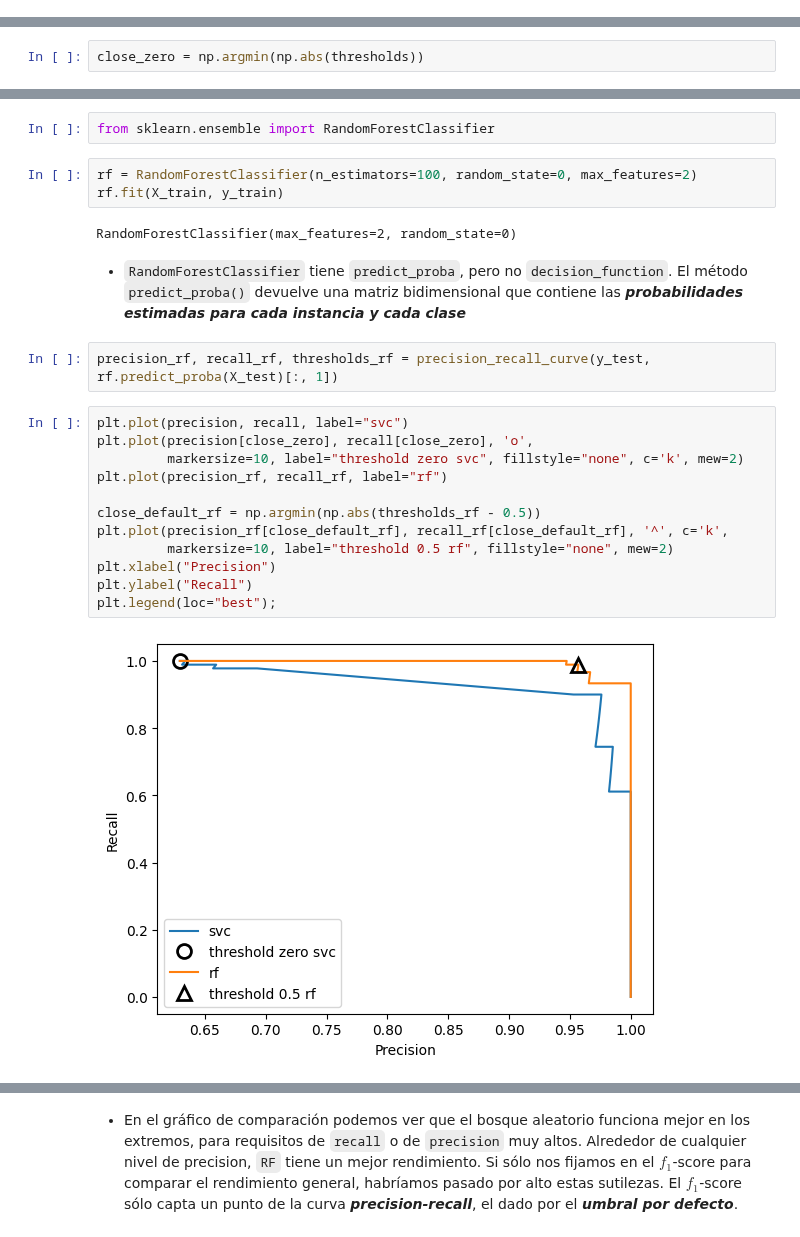
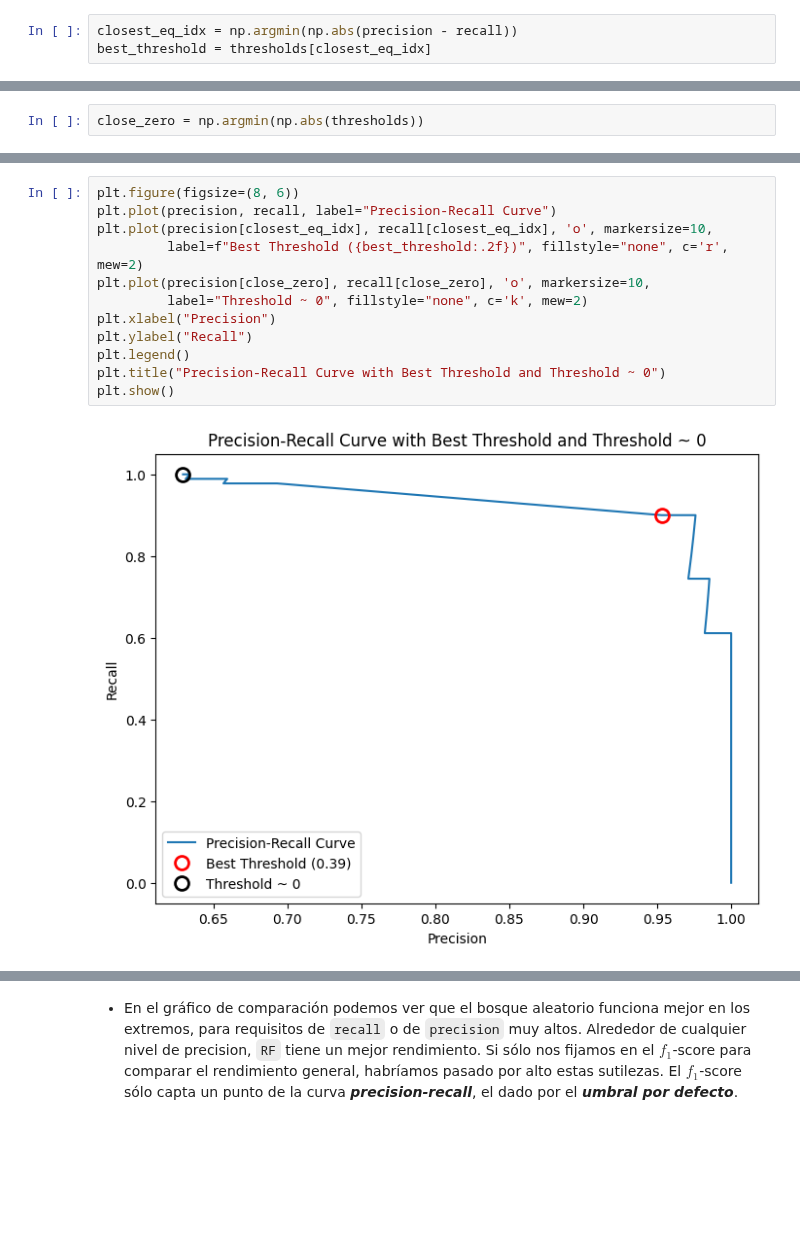
Before and after one commit to lihkir/MachineLearning, a Jupyter notebook: _sources/model_evaluation.ipynb, the cells around one changed output, grey strips where cells are left out. Drawn from its saved outputs; the diff is of its cells as text; blank space fills up the shorter version.

```diff
--- a/_sources/model_evaluation.ipynb
+++ b/_sources/model_evaluation.ipynb
@@ -1152,0 +1156,3 @@ precision, recall, thresholds = precision_recall_curve(y_test, svc.decision_func
+# %%
+closest_eq_idx = np.argmin(np.abs(precision - recall))
+best_threshold = thresholds[closest_eq_idx]
@@ -1170,25 +1168,14 @@ plt.ylabel("Recall");
-# %%
-from sklearn.ensemble import RandomForestClassifier
-# %%
-rf = RandomForestClassifier(n_estimators=100, random_state=0, max_features=2)
-rf.fit(X_train, y_train)
-# %% [output]
-RandomForestClassifier(max_features=2, random_state=0)
-# %% [markdown]
-- `RandomForestClassifier` tiene `predict_proba`, pero no `decision_function`. El método `predict_proba()` devuelve una matriz bidimensional que contiene las ***probabilidades estimadas para cada instancia y cada clase***
-# %%
-precision_rf, recall_rf, thresholds_rf = precision_recall_curve(y_test, rf.predict_proba(X_test)[:, 1])
-# %%
-plt.plot(precision, recall, label="svc")
-plt.plot(precision[close_zero], recall[close_zero], 'o',
-         markersize=10, label="threshold zero svc", fillstyle="none", c='k', mew=2)
-plt.plot(precision_rf, recall_rf, label="rf")
-
-close_default_rf = np.argmin(np.abs(thresholds_rf - 0.5))
-plt.plot(precision_rf[close_default_rf], recall_rf[close_default_rf], '^', c='k',
-         markersize=10, label="threshold 0.5 rf", fillstyle="none", mew=2)
-plt.xlabel("Precision")
-plt.ylabel("Recall")
-plt.legend(loc="best");
-# %% [output]
-[figure, removed]
+# %%
+plt.figure(figsize=(8, 6))
+plt.plot(precision, recall, label="Precision-Recall Curve")
+plt.plot(precision[closest_eq_idx], recall[closest_eq_idx], 'o', markersize=10,
+         label=f"Best Threshold ({best_threshold:.2f})", fillstyle="none", c='r', mew=2)
+plt.plot(precision[close_zero], recall[close_zero], 'o', markersize=10,
+         label="Threshold ~ 0", fillstyle="none", c='k', mew=2)
+plt.xlabel("Precision")
+plt.ylabel("Recall")
+plt.legend()
+plt.title("Precision-Recall Curve with Best Threshold and Threshold ~ 0")
+plt.show()
+# %% [output]
+[figure, added]
```
Also changed, not shown: parts of 70 cells of this notebook, 34 other files.
